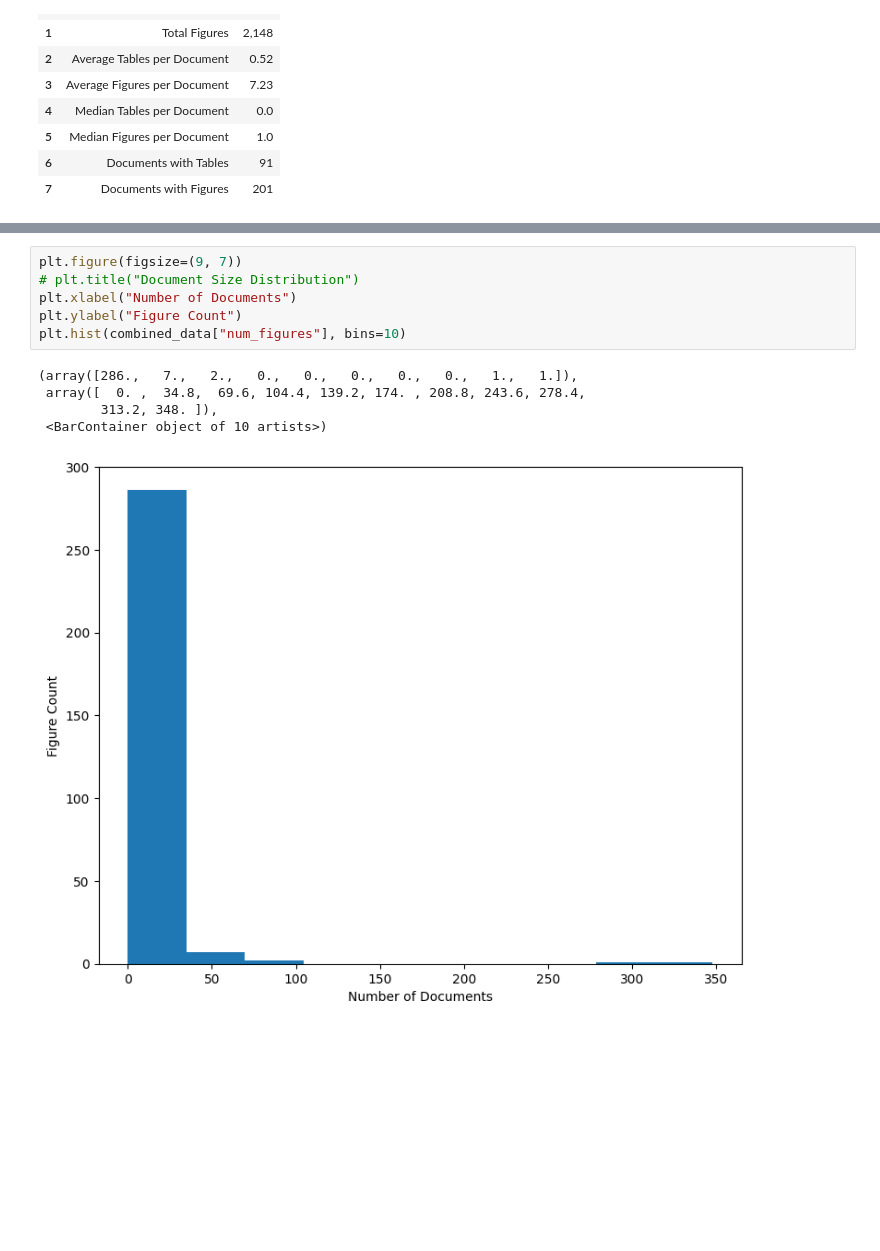
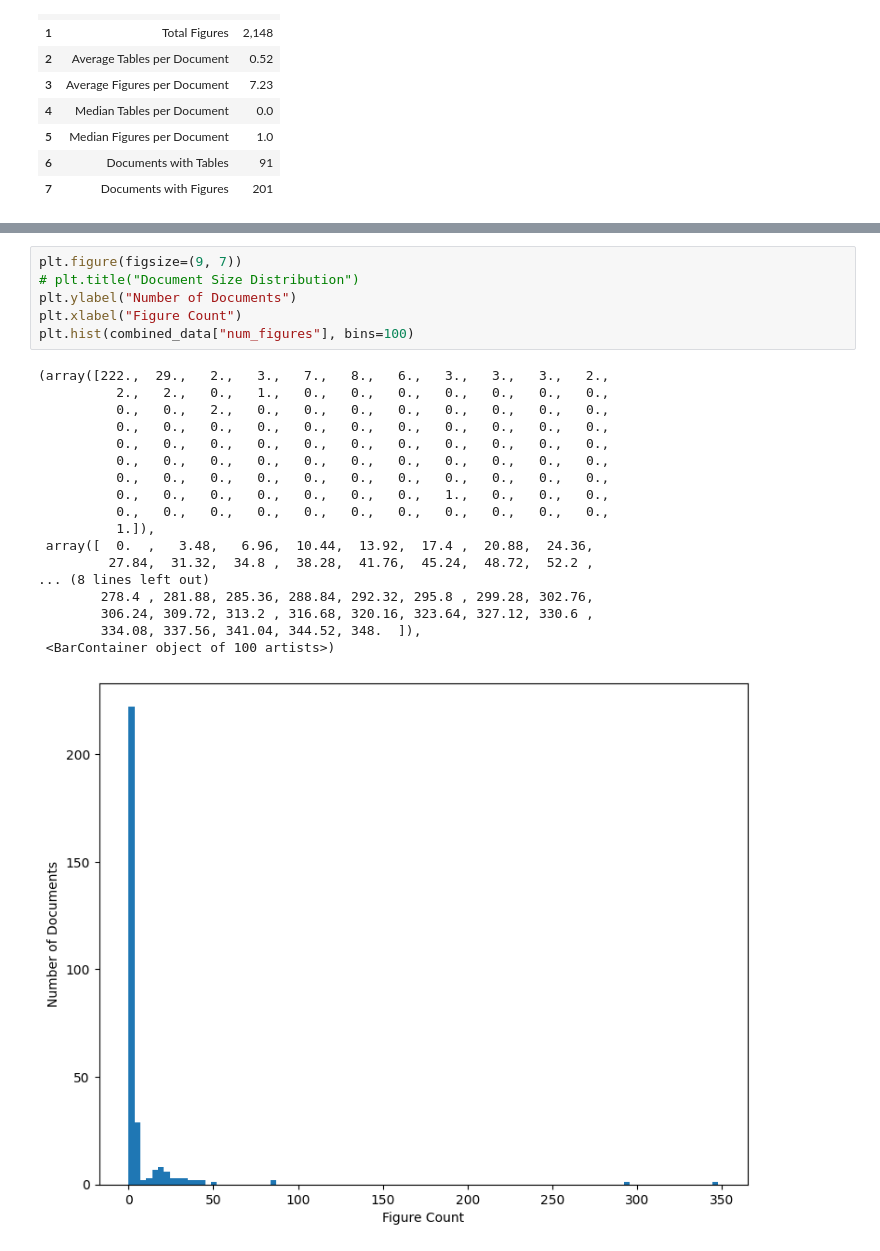
Before and after one commit to hakeematyab/Queryable-Shared-Reference-Repository, a Jupyter notebook: notebooks/EDA_9_30.ipynb, the cells around one changed output, grey strips where cells are left out. Drawn from its saved outputs; the diff is of its cells as text; blank space fills up the shorter version.

```diff
--- a/notebooks/EDA_9_30.ipynb
+++ b/notebooks/EDA_9_30.ipynb
@@ -593,12 +587,25 @@ plt.hist(combined_data["num_tables"], bins=10)
 # %%
 plt.figure(figsize=(9, 7))
 # plt.title("Document Size Distribution")
-plt.xlabel("Number of Documents")
-plt.ylabel("Figure Count")
-plt.hist(combined_data["num_figures"], bins=10)
+plt.ylabel("Number of Documents")
+plt.xlabel("Figure Count")
+plt.hist(combined_data["num_figures"], bins=100)
 # %% [output]
-(array([286.,   7.,   2.,   0.,   0.,   0.,   0.,   0.,   1.,   1.]),
- array([  0. ,  34.8,  69.6, 104.4, 139.2, 174. , 208.8, 243.6, 278.4,
-        313.2, 348. ]),
- <BarContainer object of 10 artists>)
+(array([222.,  29.,   2.,   3.,   7.,   8.,   6.,   3.,   3.,   3.,   2.,
+          2.,   2.,   0.,   1.,   0.,   0.,   0.,   0.,   0.,   0.,   0.,
+          0.,   0.,   2.,   0.,   0.,   0.,   0.,   0.,   0.,   0.,   0.,
+          0.,   0.,   0.,   0.,   0.,   0.,   0.,   0.,   0.,   0.,   0.,
+          0.,   0.,   0.,   0.,   0.,   0.,   0.,   0.,   0.,   0.,   0.,
+          0.,   0.,   0.,   0.,   0.,   0.,   0.,   0.,   0.,   0.,   0.,
+          0.,   0.,   0.,   0.,   0.,   0.,   0.,   0.,   0.,   0.,   0.,
+          0.,   0.,   0.,   0.,   0.,   0.,   0.,   1.,   0.,   0.,   0.,
+          0.,   0.,   0.,   0.,   0.,   0.,   0.,   0.,   0.,   0.,   0.,
+          1.]),
+ array([  0.  ,   3.48,   6.96,  10.44,  13.92,  17.4 ,  20.88,  24.36,
+         27.84,  31.32,  34.8 ,  38.28,  41.76,  45.24,  48.72,  52.2 ,
+... (8 lines left out)
+        278.4 , 281.88, 285.36, 288.84, 292.32, 295.8 , 299.28, 302.76,
+        306.24, 309.72, 313.2 , 316.68, 320.16, 323.64, 327.12, 330.6 ,
+        334.08, 337.56, 341.04, 344.52, 348.  ]),
+ <BarContainer object of 100 artists>)
-[figure, old version]
+[figure, new version]
```
Also changed, not shown: parts of 5 cells of this notebook.
